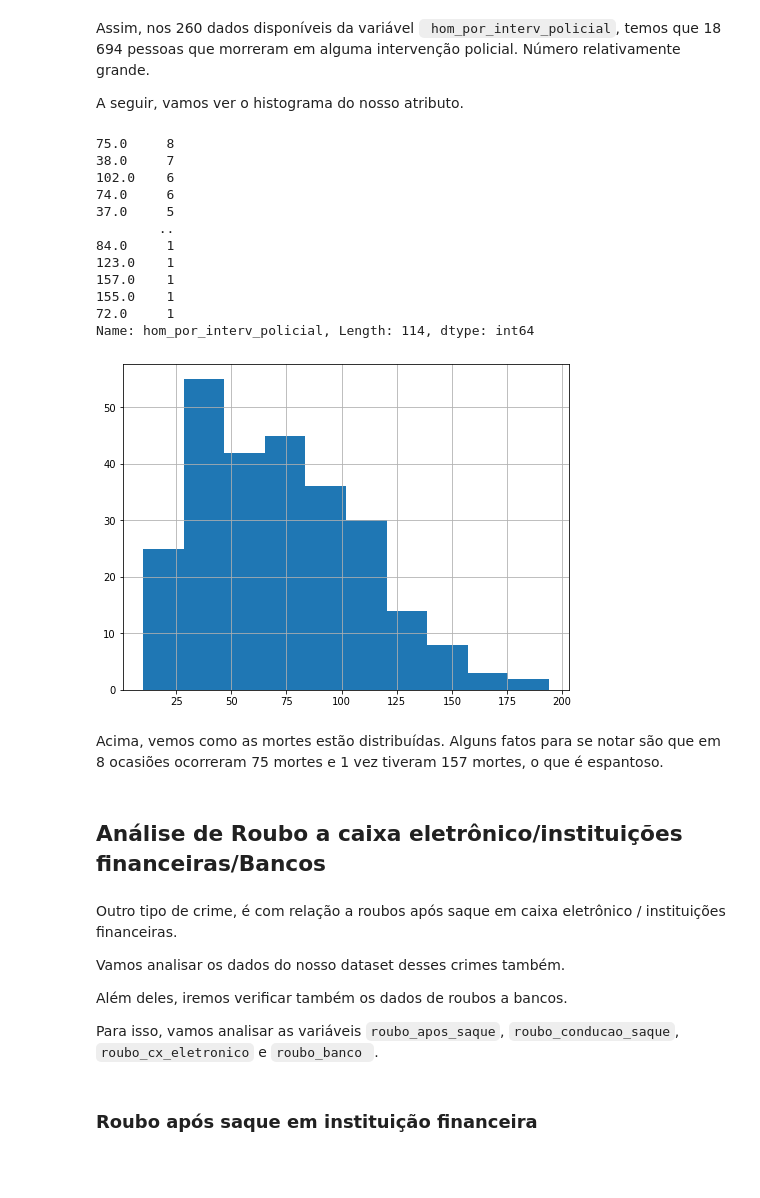
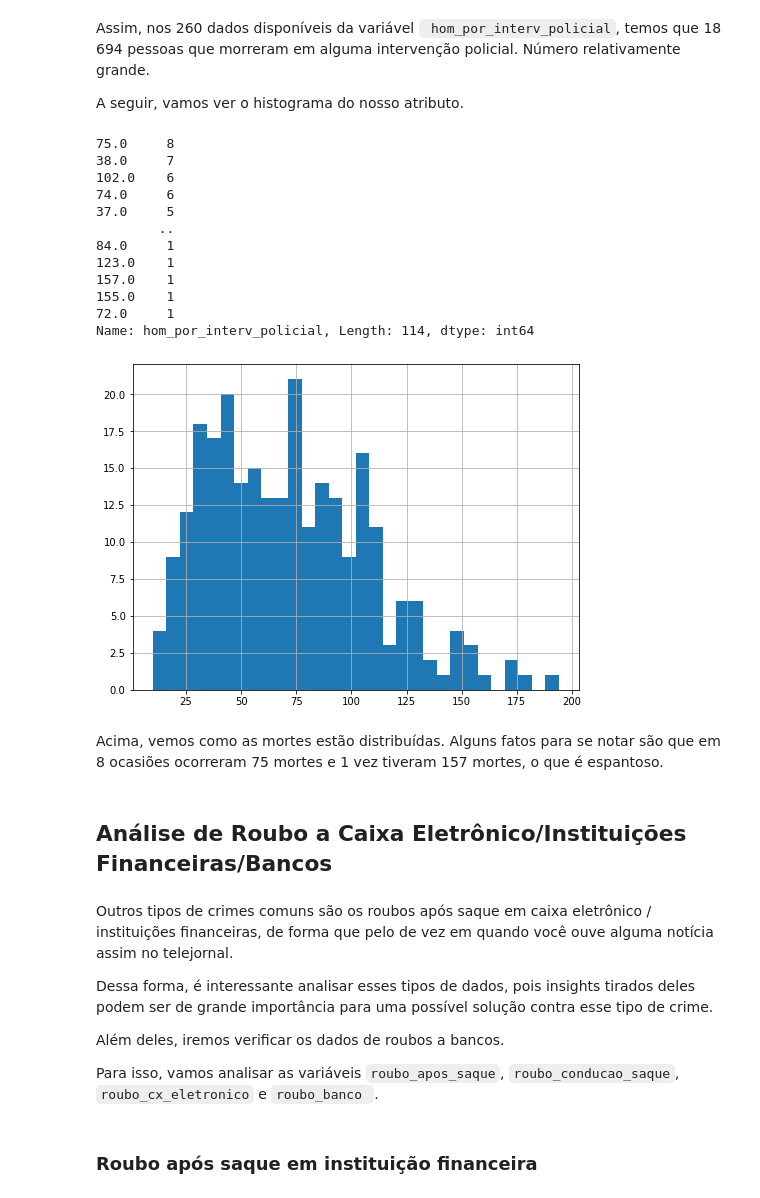
Before and after one commit to ViniciusMangueira/Data_Science, a Jupyter notebook: Análise_da_Violência_no_Rio_de_Janeiro_.ipynb, the cells around one changed output. Drawn from its saved outputs; the diff is of its cells as text; code cells hidden in the pictures; blank space fills up the shorter version.

```diff
--- a/Análise_da_Violência_no_Rio_de_Janeiro_.ipynb
+++ b/Análise_da_Violência_no_Rio_de_Janeiro_.ipynb
@@ -275,33 +273,33 @@ A seguir, vamos ver o histograma do nosso atributo.
 # %%
 # Quantidade de vezes de cada valor
 print(df.hom_por_interv_policial.value_counts().sort_values(ascending=False))
 
 # Histograma
-df.hom_por_interv_policial.hist(figsize=(8,6));
+df.hom_por_interv_policial.hist(bins=30, figsize=(8,6));
 # %% [output]
 75.0     8
 38.0     7
 102.0    6
 74.0     6
 37.0     5
         ..
 84.0     1
 123.0    1
 157.0    1
 155.0    1
 72.0     1
 Name: hom_por_interv_policial, Length: 114, dtype: int64
-[figure, old version]
+[figure, new version]
 # %% [markdown]
 Acima, vemos como as mortes estão distribuídas. Alguns fatos para se notar são que em 8 ocasiões ocorreram 75 mortes e 1 vez tiveram 157 mortes, o que é espantoso.
 # %% [markdown]
-## Análise de Roubo a caixa eletrônico/instituições financeiras/Bancos
+## Análise de Roubo a Caixa Eletrônico/Instituições Financeiras/Bancos
 # %% [markdown]
-Outro tipo de crime, é com relação a roubos após saque em caixa eletrônico / instituições financeiras.
+Outros tipos de crimes comuns são os roubos após saque em caixa eletrônico / instituições financeiras, de forma que pelo de vez em quando você ouve alguma notícia assim no telejornal.
 
-Vamos analisar os dados do nosso dataset desses crimes também.
+Dessa forma, é interessante analisar esses tipos de dados, pois insights tirados deles podem ser de grande importância para uma possível solução contra esse tipo de crime.
 
-Além deles,  iremos verificar também os dados de roubos a bancos.
+Além deles,  iremos verificar os dados de roubos a bancos.
 
 Para isso, vamos analisar as variáveis `roubo_apos_saque`, `roubo_conducao_saque`, `roubo_cx_eletronico` e `roubo_banco `.
 # %% [markdown]
```
Also changed, not shown: parts of 42 cells of this notebook.
